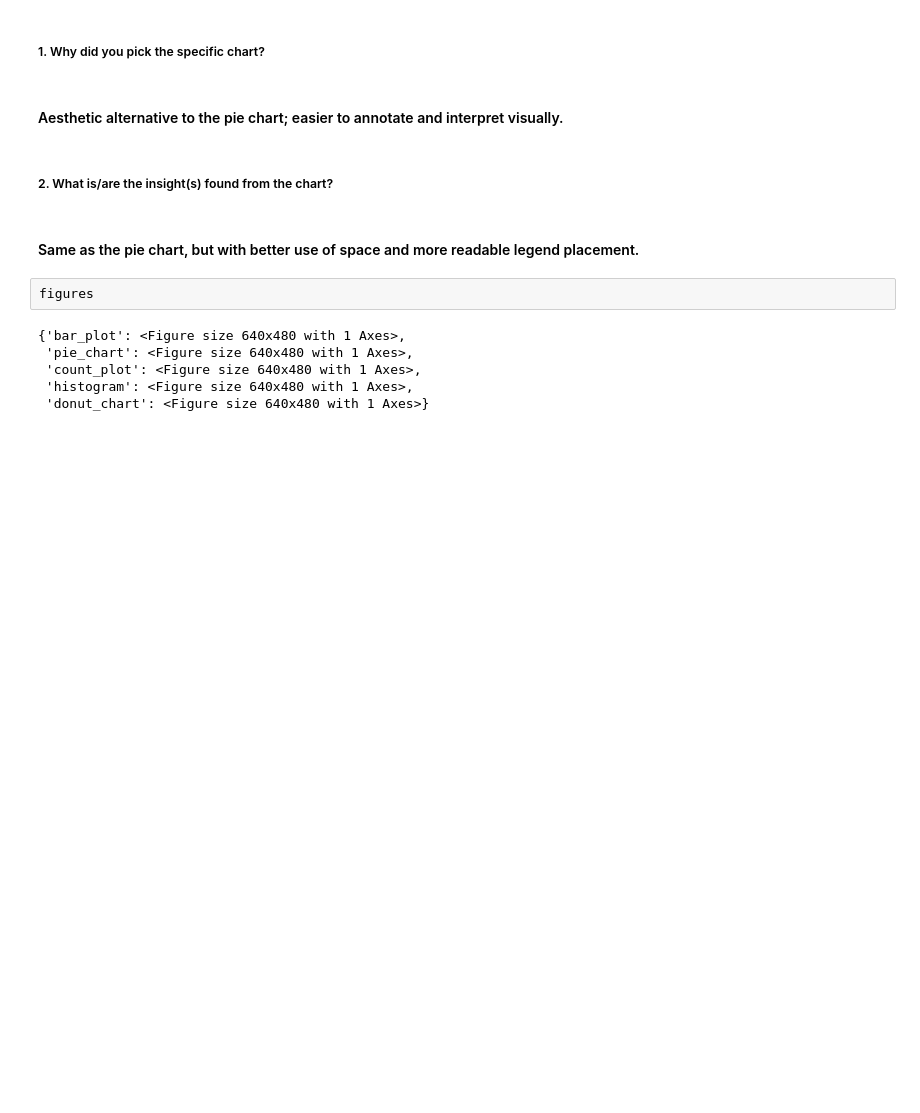
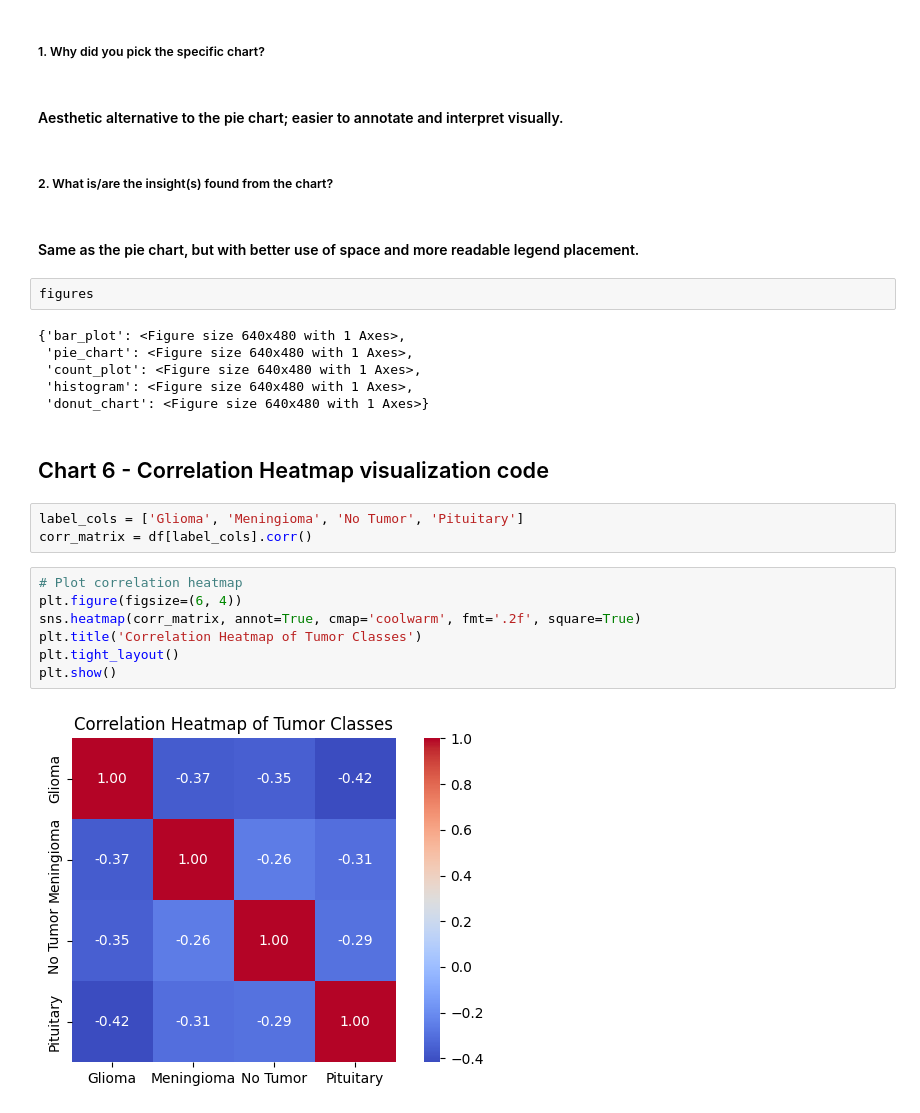
Before and after one commit to Sumit-Prasad01/Brain-Tumor-MRI-Image-Classification, a Jupyter notebook: notebooks/1_data_exploration.ipynb, the cells around one changed output. Saved outputs shown, nothing was run; the diff lists cells and outputs as text; blank space fills up the shorter version.

Commit message:
Plot heatmap and pairplot

```diff
--- a/notebooks/1_data_exploration.ipynb
+++ b/notebooks/1_data_exploration.ipynb
@@ -375,3 +375,17 @@ figures
  'count_plot': <Figure size 640x480 with 1 Axes>,
  'histogram': <Figure size 640x480 with 1 Axes>,
  'donut_chart': <Figure size 640x480 with 1 Axes>}
+# %% [markdown]
+## Chart 6 - Correlation Heatmap visualization code
+# %%
+label_cols = ['Glioma', 'Meningioma', 'No Tumor', 'Pituitary']
+corr_matrix = df[label_cols].corr()
+# %%
+# Plot correlation heatmap
+plt.figure(figsize=(6, 4))
+sns.heatmap(corr_matrix, annot=True, cmap='coolwarm', fmt='.2f', square=True)
+plt.title('Correlation Heatmap of Tumor Classes')
+plt.tight_layout()
+plt.show()
+# %% [output]
+[figure, added]
```
Also changed, not shown: parts of 13 cells of this notebook.
